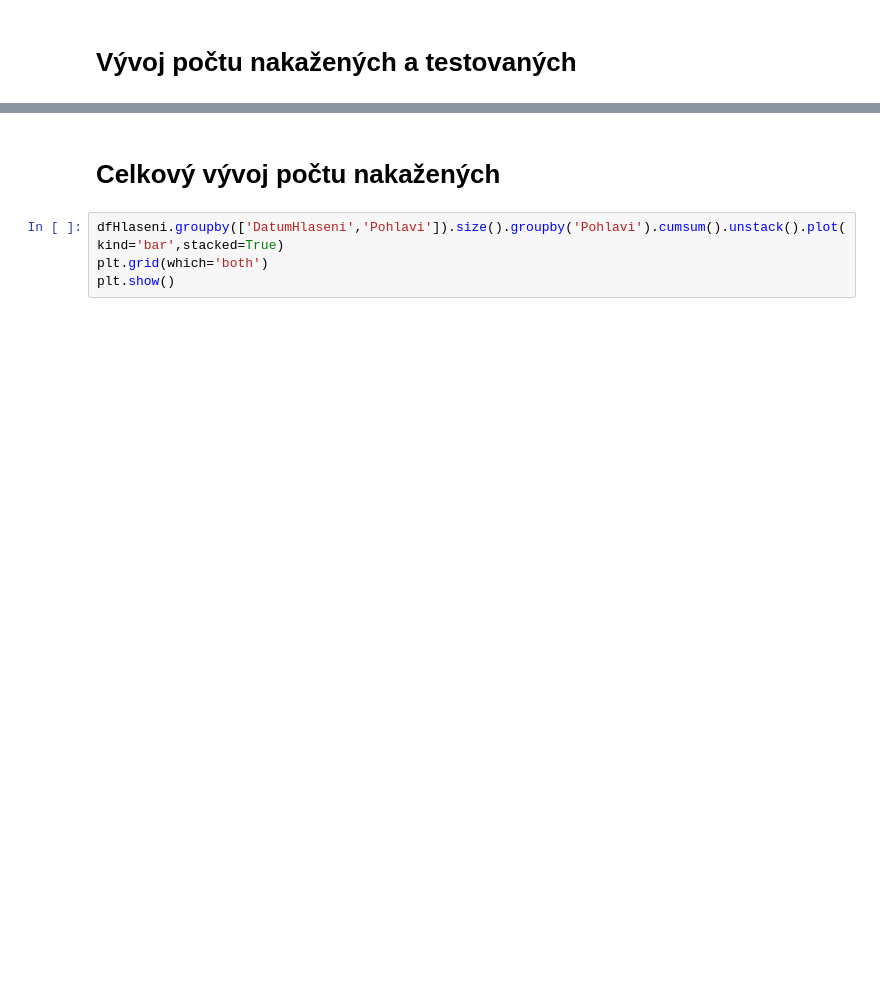
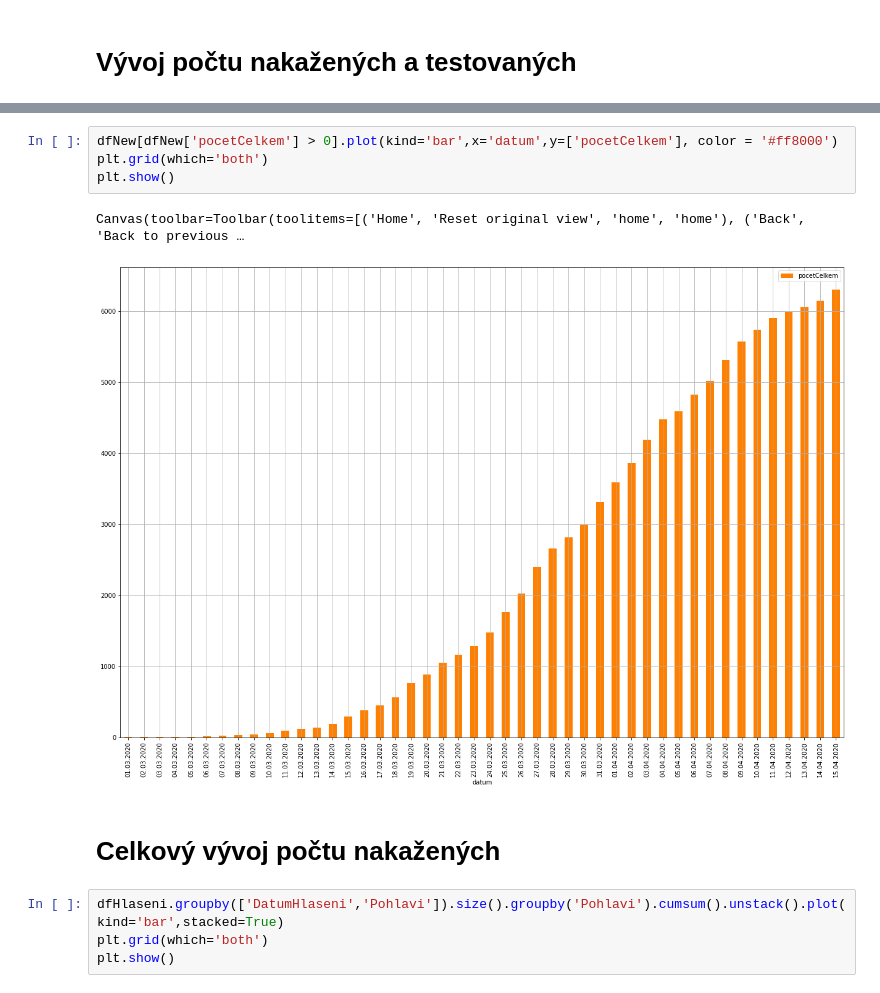
Before and after one commit to hrbolek/coronavirus, a Jupyter notebook: czech_open_data.ipynb, the cells around one changed output, grey strips where cells are left out. Saved outputs shown, nothing was run; the diff lists cells and outputs as text; blank space fills up the shorter version.

```diff
--- a/czech_open_data.ipynb
+++ b/czech_open_data.ipynb
@@ -117,3 +122,10 @@ plt.show()
+# %%
+dfNew[dfNew['pocetCelkem'] > 0].plot(kind='bar',x='datum',y=['pocetCelkem'], color = '#ff8000')
+plt.grid(which='both')
+plt.show()
+# %% [output]
+Canvas(toolbar=Toolbar(toolitems=[('Home', 'Reset original view', 'home', 'home'), ('Back', 'Back to previous …
+[figure, added]
 # %% [markdown]
 # Celkový vývoj počtu nakažených
 # %%
```
Also changed, not shown: parts of 6 cells of this notebook.
